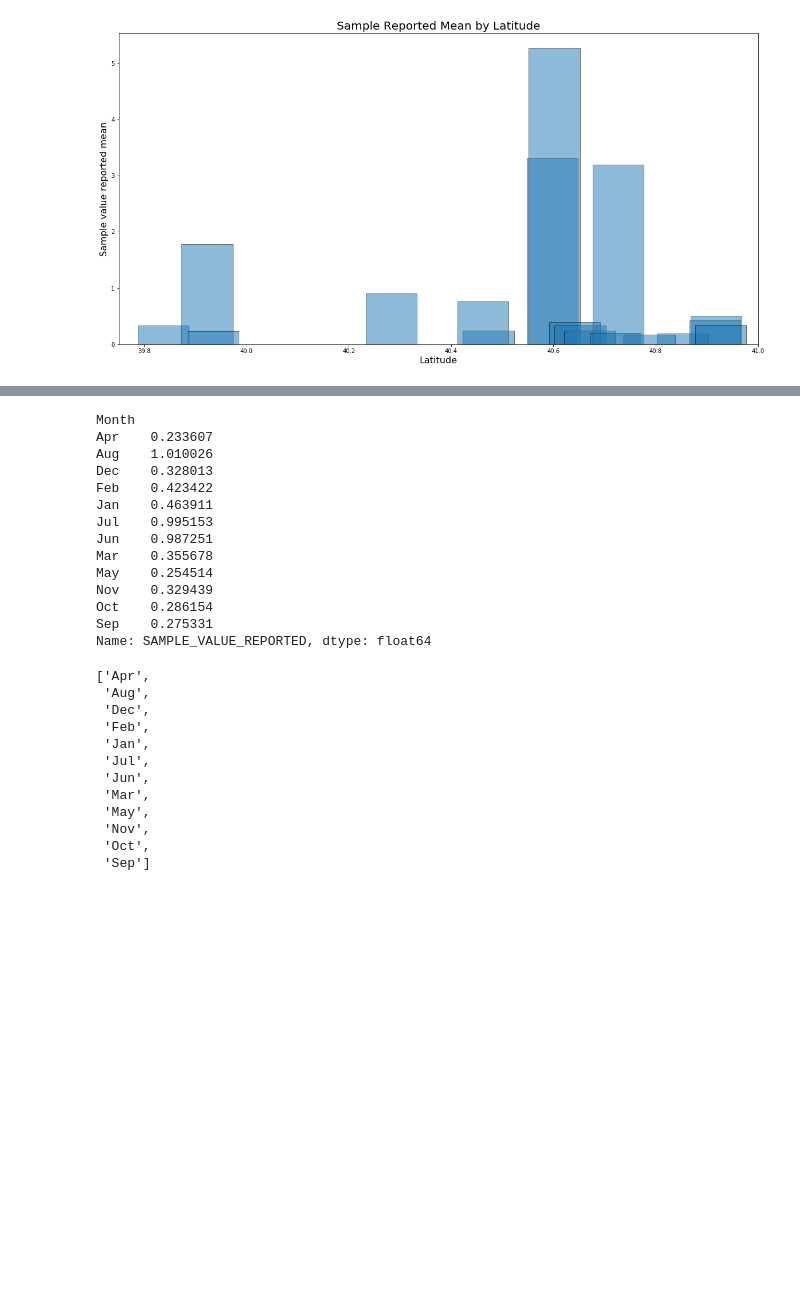
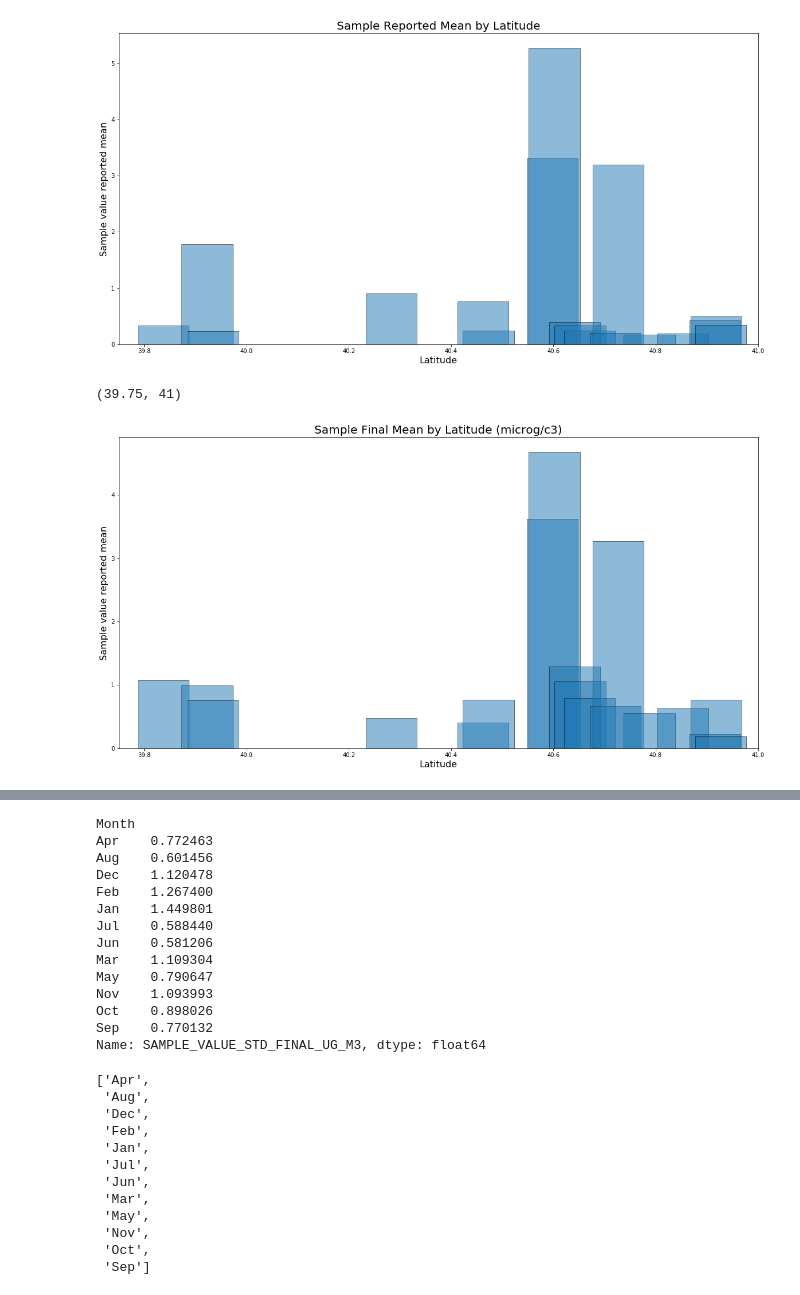
Before and after one commit to jjjjjeb/NJAir_EDA, a Jupyter notebook: Benzene Analysis.ipynb, the cells around one changed output, grey strips where cells are left out. Cells and saved outputs as stored; diff of their text form; code cells hidden in the pictures; blank space fills up the shorter version.

```diff
--- a/Benzene Analysis.ipynb
+++ b/Benzene Analysis.ipynb
@@ -271,6 +300,16 @@ plt.xlim(39.75,41)
 # %% [output]
 (39.75, 41)
 [figure]
+# %%
+plt.figure(figsize=(20,10))
+plt.bar(latitude_list, latitude_group['SAMPLE_VALUE_STD_FINAL_UG_M3'].mean(), edgecolor='k', width =0.1, align='center', alpha=0.5)
+plt.title('Sample Final Mean by Latitude (microg/c3)', size=20)
+plt.xlabel('Latitude', size=16)
+plt.ylabel('Sample value reported mean', size=16)
+plt.xlim(39.75,41)
+# %% [output]
+(39.75, 41)
+[figure, added]
 # %%
 # benzene_clean[['Day','Month','Year Abbrev']] = benzene_clean['SAMPLE_DATE'].str.split('-')
 benzene_clean['Day'], benzene_clean['Month'], benzene_clean['Year Abbrev'] = benzene_clean['SAMPLE_DATE'].str.split('-', 2).str
@@ -284,22 +323,22 @@ benzene_clean.head()
 | 4 | SLAMS | 2016 | 3 | 17-Sep-16 | 05:00 | 1 HOUR | 0.484 | ... |
 # %%
 month_group = benzene_clean.groupby('Month')
-month_group['SAMPLE_VALUE_REPORTED'].mean()
+month_group['SAMPLE_VALUE_STD_FINAL_UG_M3'].mean()
 # %% [output]
 Month
-Apr    0.233607
-Aug    1.010026
-Dec    0.328013
-Feb    0.423422
-Jan    0.463911
-Jul    0.995153
-Jun    0.987251
-Mar    0.355678
-May    0.254514
-Nov    0.329439
-Oct    0.286154
-Sep    0.275331
-Name: SAMPLE_VALUE_REPORTED, dtype: float64
+Apr    0.772463
+Aug    0.601456
+Dec    1.120478
+Feb    1.267400
+Jan    1.449801
+Jul    0.588440
+Jun    0.581206
+Mar    1.109304
+May    0.790647
+Nov    1.093993
+Oct    0.898026
+Sep    0.770132
+Name: SAMPLE_VALUE_STD_FINAL_UG_M3, dtype: float64
 # %%
 month_list = ['Apr','Aug','Dec','Feb','Jan','Jul','Jun','Mar','May','Nov','Oct','Sep']
 month_list
```
Also changed, not shown: parts of 11 cells of this notebook.
